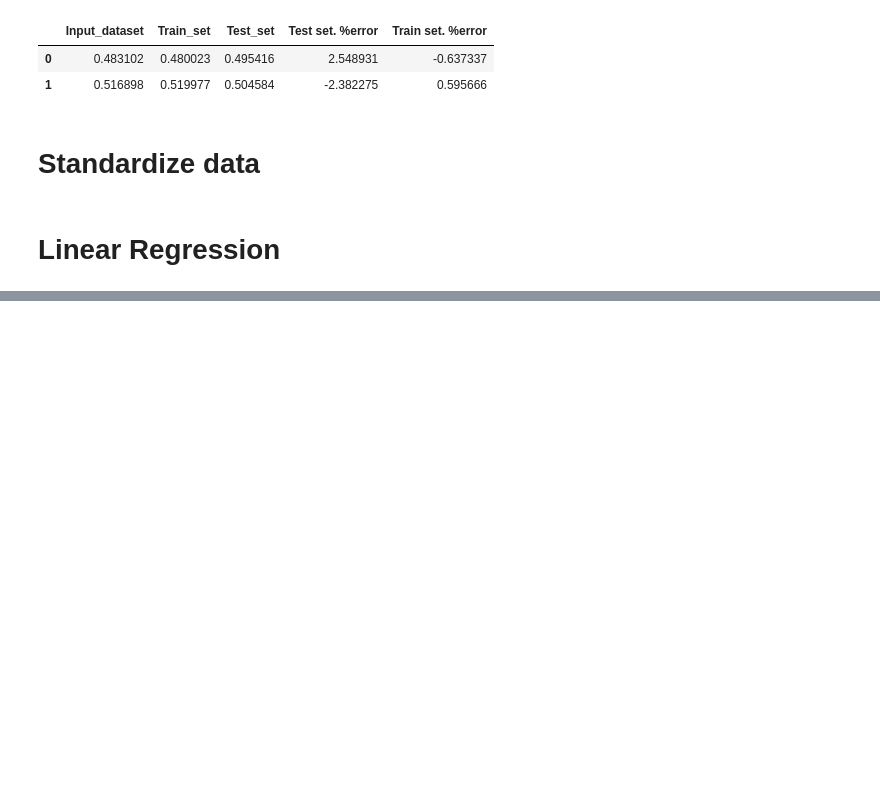
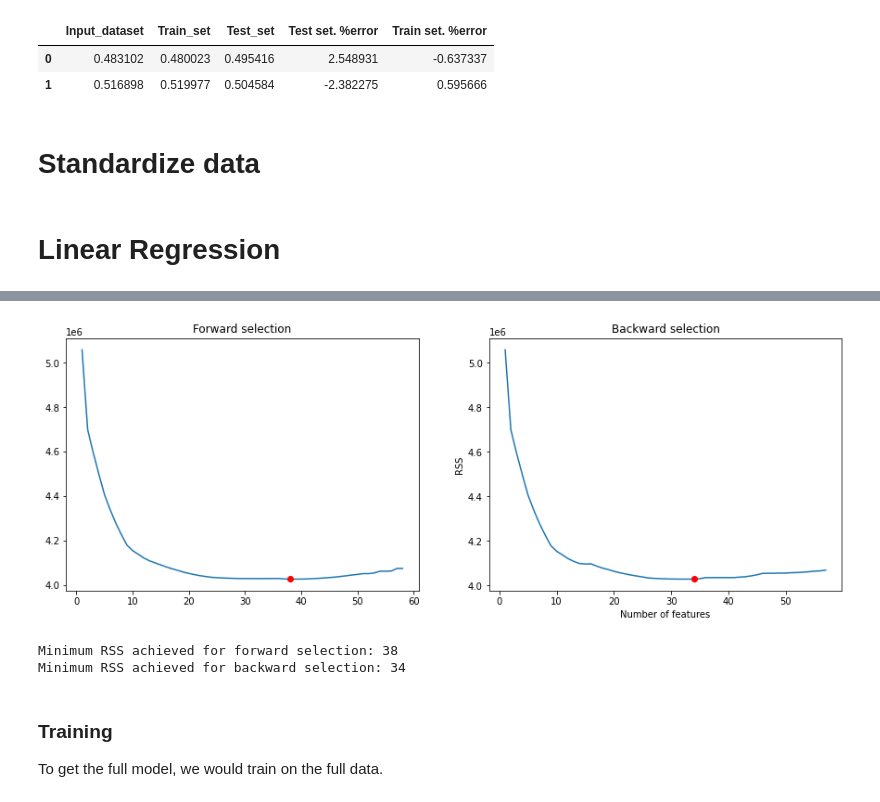
Before and after one commit to paulberard/airbnb-price-prediction-model, a Jupyter notebook: notebooks/Tanguy/Linear regression.ipynb, the cells around one changed output, grey strips where cells are left out. Cells and saved outputs as stored; diff of their text form; code cells hidden in the pictures; blank space fills up the shorter version.

```diff
--- a/notebooks/Tanguy/Linear regression.ipynb
+++ b/notebooks/Tanguy/Linear regression.ipynb
@@ -139,2 +144,7 @@ scaler = StandardScaler()
+# %%
+scaler = StandardScaler()
+scaler.fit(X_train[numerical_features])
+X_train[numerical_features] = scaler.transform(X_train[numerical_features])
+X_test[numerical_features] = scaler.transform(X_test[numerical_features])
 # %% [markdown]
 # Linear Regression
@@ -140,0 +214,15 @@ scaler = StandardScaler()
+# %%
+# Build  best models acording to backward stepwise selection
+
+models_bwd = pd.DataFrame(columns=["RSS", "features", "model"], index = range(1,len(X_train.columns)))
+
+tic = time.time()
+features = X_train.columns
+
+while(len(features) > 1):
+    model = backward(features)
+    models_bwd.loc[len(features)-1] = model
+    features = model["features"]
+
+toc = time.time()
+print("Total elapsed time:", (toc-tic), "seconds.")
@@ -140,0 +231,31 @@ scaler = StandardScaler()
+# %%
+# Plot RSS of all selected models in order to chose the best feature subset possible
+
+fig = plt.figure(figsize=(15,5))
+(ax1, ax2) = fig.subplots(1, 2)
+
+models_fwd = models_fwd.astype({'RSS': 'float64'})
+ax1.plot(models_fwd["RSS"])
+plt.xlabel('Number of features')
+plt.ylabel('RSS')
+ax1.set_title('Forward selection')
+ax1.plot(models_fwd["RSS"].argmin()+1, models_fwd["RSS"].min(), "or")
+
+models_bwd = models_bwd.astype({'RSS': 'float64'})
+ax2.plot(models_bwd["RSS"])
+plt.xlabel('Number of features')
+plt.ylabel('RSS')
+ax2.set_title('Backward selection')
+ax2.plot(models_bwd["RSS"].argmin()+1, models_bwd["RSS"].min(), "or")
+
+plt.show()
+
+print('Minimum RSS achieved for forward selection: ' + str(models_fwd["RSS"].argmin()+1))
+print('Minimum RSS achieved for backward selection: ' + str(models_bwd["RSS"].argmin()+1))
+# %% [output]
+[figure, added]
+Minimum RSS achieved for forward selection: 38
+Minimum RSS achieved for backward selection: 34
+# %% [markdown]
+### Training
+To get the full model, we would train on the full data.
```
Also changed, not shown: parts of 41 cells of this notebook, 2 other files.
